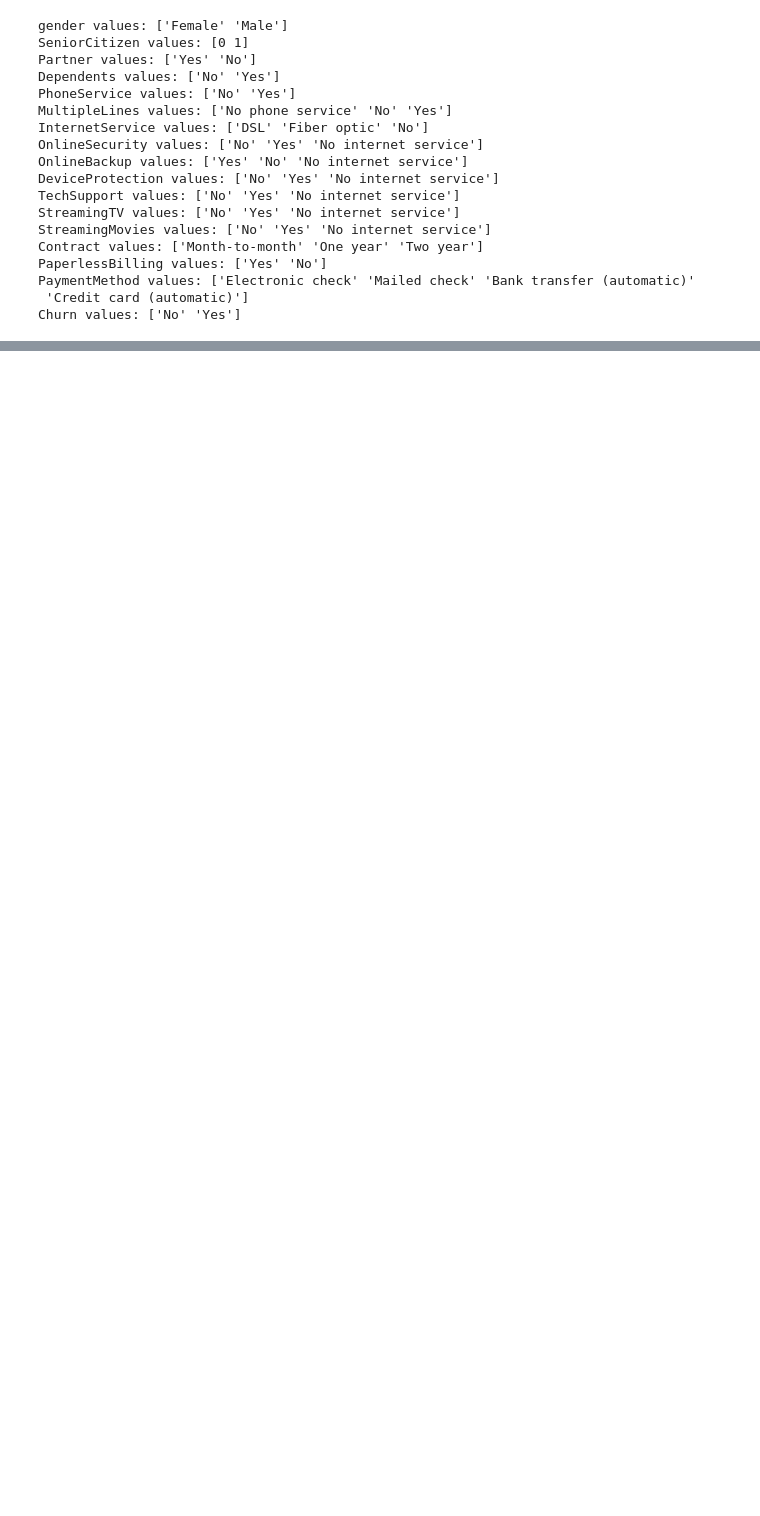
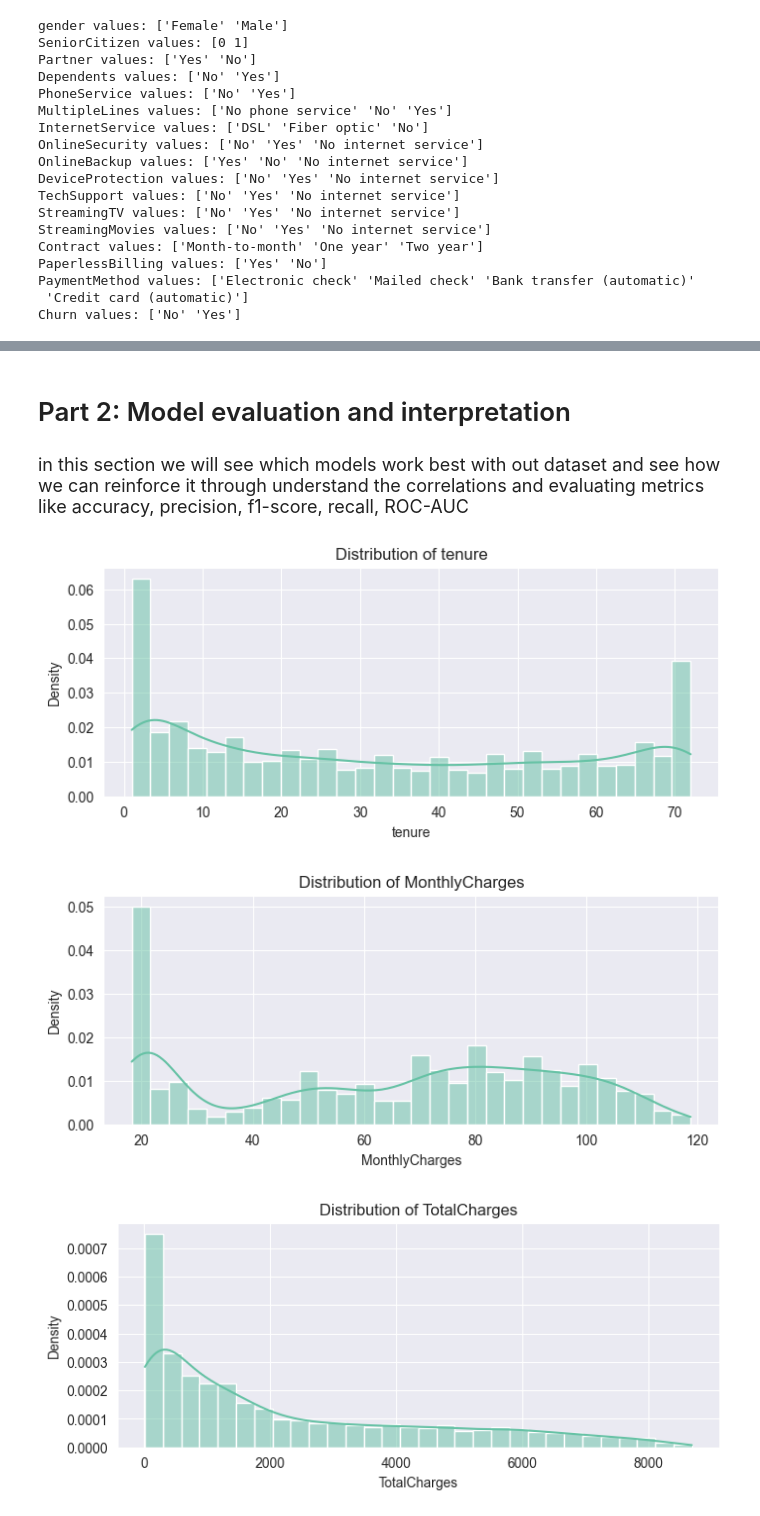
Before and after one commit to chiefzhantr/Customer-Churn-Prediction, a Jupyter notebook: model.ipynb, the cells around one changed output, grey strips where cells are left out. Drawn from its saved outputs; the diff is of its cells as text; code cells hidden in the pictures; blank space fills up the shorter version.

```diff
--- a/model.ipynb
+++ b/model.ipynb
@@ -348,0 +458,11 @@ plt.show()
+# %%
+df_copy = df.copy()
+#define tenure bins
+bins = [0, 12, 24, 60, np.inf]
+labels = ['New', 'At-risk', 'Loyal', 'Very Loyal']
+df_copy['TenureGroup'] = pd.cut(df_copy['tenure'], bins=bins, labels=labels)
+
+#avoid division by zero
+df_copy['TotalCharges'] = pd.to_numeric(df_copy['TotalCharges'], errors='coerce')
+df_copy['SpendPerMonth'] = df_copy['TotalCharges'] / df_copy['tenure']
+df_copy['SpendPerMonth'].fillna(0, inplace=True)
@@ -348,0 +489,16 @@ plt.show()
+# %% [markdown]
+<h1>Part 2: Model evaluation and interpretation</h1>
+# %% [markdown]
+<p style="font-size: 18px; font-family: 'Times New Roman';"> in this section we will see which models work best with out dataset and see how we can reinforce it through understand the correlations and evaluating metrics like accuracy, precision, f1-score, recall, ROC-AUC
+# %%
+def distplot(frame, column):
+    plt.figure(figsize=(8,3))
+    plt.title(f"Distribution of {column}")
+    fig = sns.histplot(frame[column], kde=True, stat='density', bins=30)
+    plt.show()
+for col in numerical_columns:
+    distplot(df_copy, col)
+# %% [output]
+[figure, added]
+[figure, added]
+[figure, added]
```
Also changed, not shown: parts of 31 cells of this notebook.
